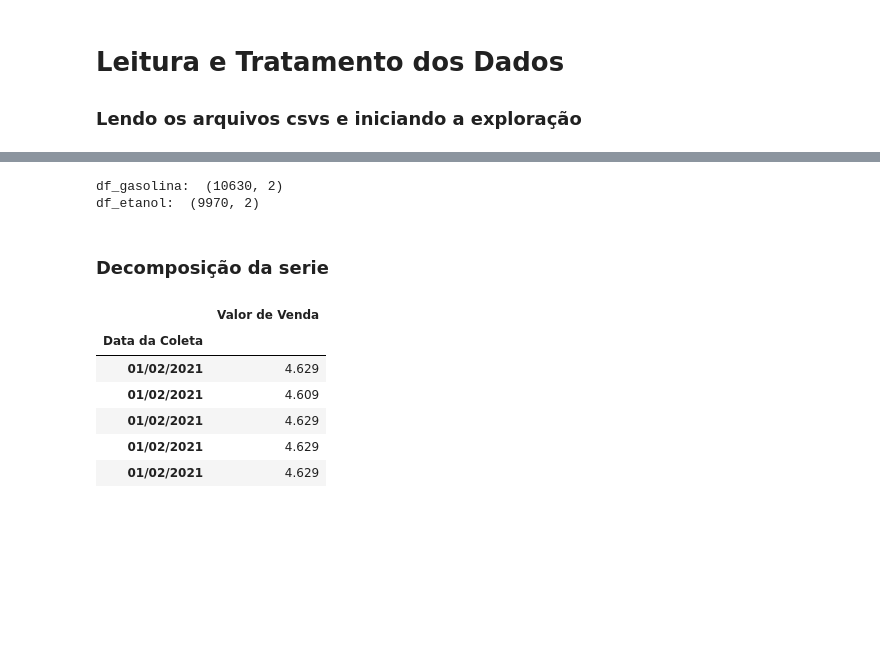
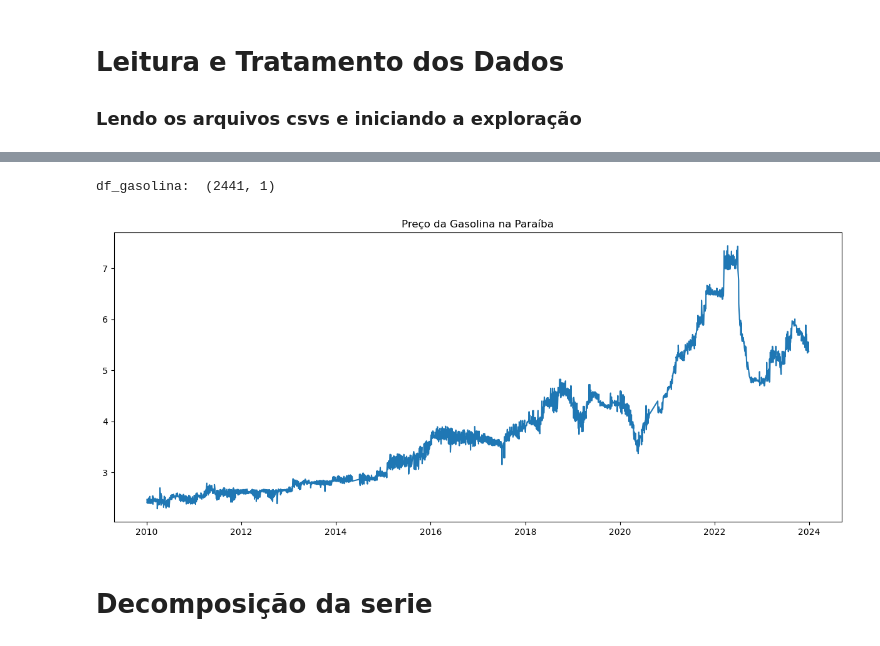
Before and after one commit to ivoaraujo17/series_temporais, a Jupyter notebook: Untitled.ipynb, the cells around one changed output, grey strips where cells are left out. Saved outputs shown, nothing was run; the diff lists cells and outputs as text; code cells hidden in the pictures; blank space fills up the shorter version.

```diff
--- a/Untitled.ipynb
+++ b/Untitled.ipynb
@@ -53,33 +67,17 @@ df["Valor de Venda"] = df['Valor de Venda'].str.replace(',', '.').astype(float)
 # %%
 # Filtrar e selecionar colunas para GASOLINA
-df_gasolina = df[df["Produto"] == "GASOLINA"][["Data da Coleta", "Valor de Venda"]]
+df_gasolina = df[df["Produto"] == "GASOLINA"][["Valor de Venda"]]
 print("df_gasolina: ", df_gasolina.shape)
 
-# Filtrar e selecionar colunas para ETANOL
-df_etanol = df[df["Produto"] == "ETANOL"][[ "Data da Coleta", "Valor de Venda"]]
-print("df_etanol: ", df_etanol.shape)
+fig = plt.figure(figsize=(15, 6))
+plt.plot(df_gasolina)
+plt.title("Preço da Gasolina na Paraíba")
+plt.show()
 # %% [output]
-df_gasolina:  (10630, 2)
-df_etanol:  (9970, 2)
+df_gasolina:  (2441, 1)
+[figure, added]
 # %% [markdown]
-### Decomposição da serie
+# Decomposição da serie
-# %%
-# Garantir que a coluna "Data da Coleta" esteja no índice e ordenada
-df_gasolina.set_index("Data da Coleta", inplace=True)
-df_gasolina.sort_index(inplace=True)
-
-df_etanol.set_index("Data da Coleta", inplace=True)
-df_etanol.sort_index(inplace=True)
-
-df_gasolina.head()
-# %% [output]
-|  | Valor de Venda |
-| Data da Coleta |  |
-| 01/02/2021 | 4.629 |
-| 01/02/2021 | 4.609 |
-| 01/02/2021 | 4.629 |
-| 01/02/2021 | 4.629 |
-| 01/02/2021 | 4.629 |
 # %%
 # Decomposição da série temporal
 decomposicao_g = seasonal_decompose(df_gasolina, model="additive", period=365)
```
Also changed, not shown: parts of 22 cells of this notebook, 1 other file.
